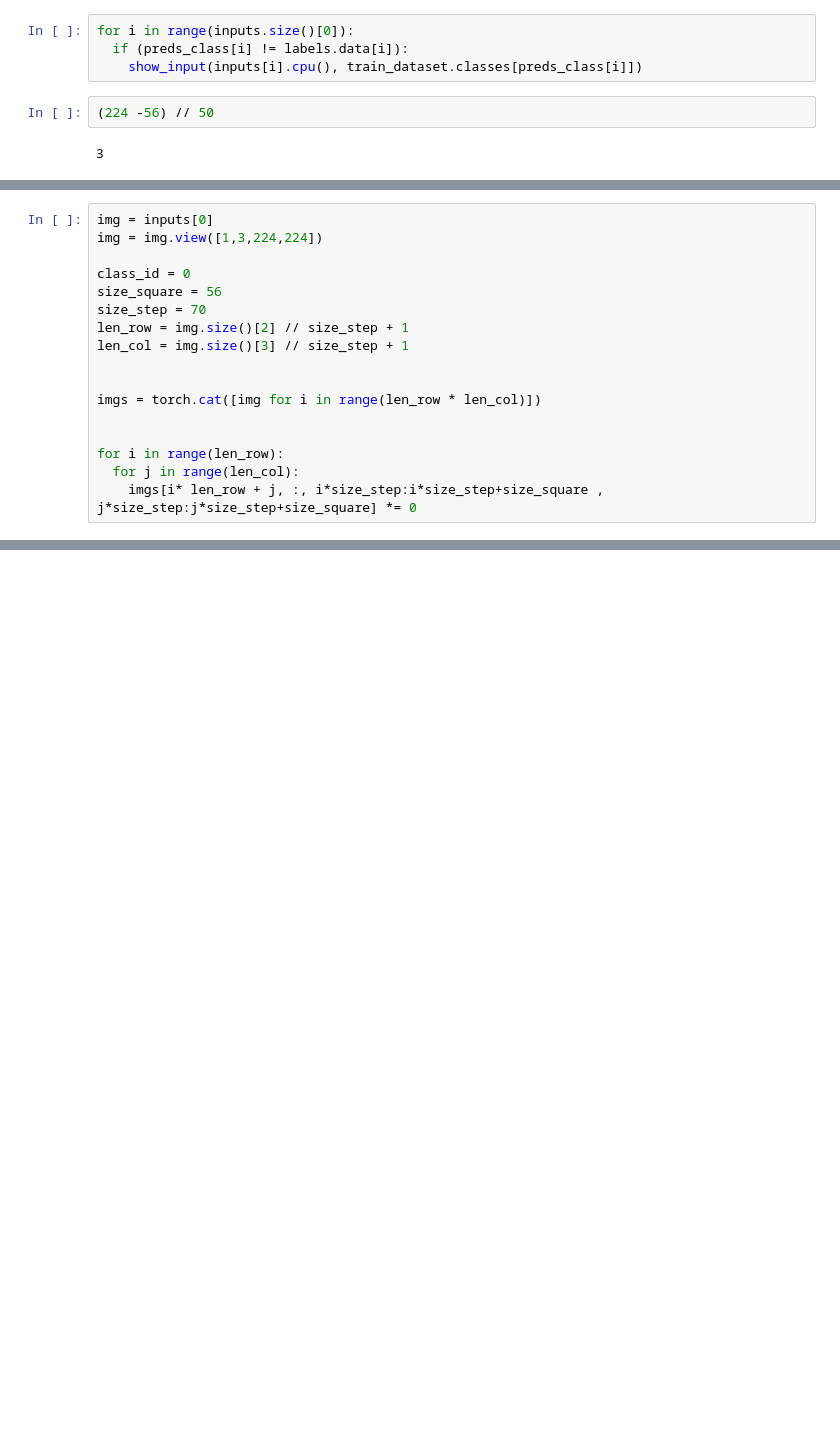
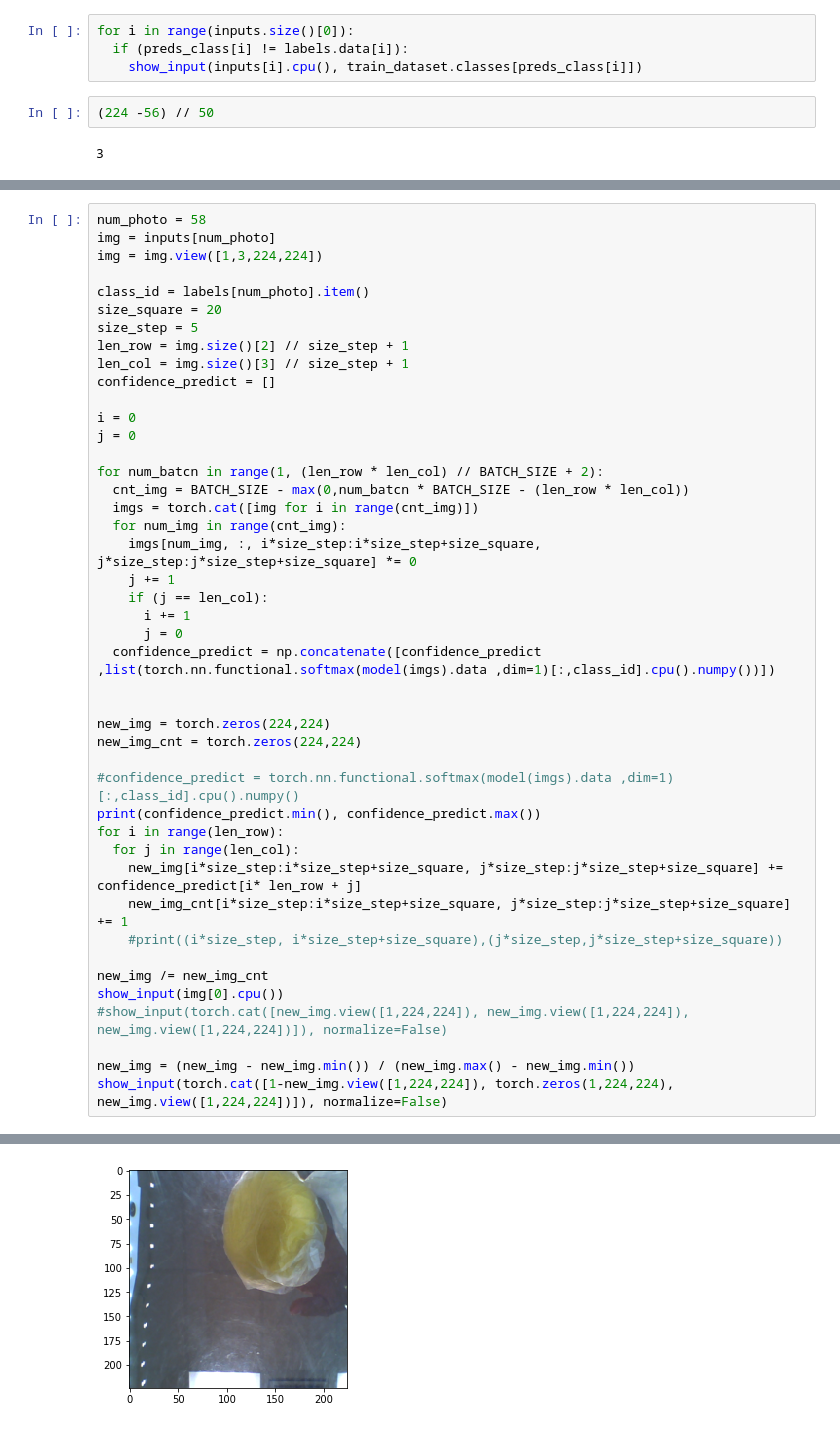
Before and after one commit to MihailMV/Fruits-and-vegetables, a Jupyter notebook: NN_fruits_and_vegetables.ipynb, the cells around one changed output, grey strips where cells are left out. Drawn from its saved outputs; the diff is of its cells as text; blank space fills up the shorter version.

Commit message:
occlusion without function

```diff
--- a/NN_fruits_and_vegetables.ipynb
+++ b/NN_fruits_and_vegetables.ipynb
@@ -289,17 +287,0 @@ len_row
-# %%
-img = inputs[0]
-img = img.view([1,3,224,224])
-
-class_id = 0
-size_square = 56
-size_step = 70
-len_row = img.size()[2] // size_step + 1
-len_col = img.size()[3] // size_step + 1
-
-
-imgs = torch.cat([img for i in range(len_row * len_col)])
-
-
-for i in range(len_row):
-  for j in range(len_col):
-    imgs[i* len_row + j, :, i*size_step:i*size_step+size_square , j*size_step:j*size_step+size_square] *= 0
@@ -345,0 +311,45 @@ tensor([[0.7965, 0.7965, 0.7965,  ..., 0.7965, 0.7965, 0.7965],
+# %%
+num_photo = 58
+img = inputs[num_photo]
+img = img.view([1,3,224,224])
+
+class_id = labels[num_photo].item()
+size_square = 20
+size_step = 5
+len_row = img.size()[2] // size_step + 1
+len_col = img.size()[3] // size_step + 1
+confidence_predict = []
+
+i = 0
+j = 0
+
+for num_batcn in range(1, (len_row * len_col) // BATCH_SIZE + 2):
+  cnt_img = BATCH_SIZE - max(0,num_batcn * BATCH_SIZE - (len_row * len_col))
+  imgs = torch.cat([img for i in range(cnt_img)])
+  for num_img in range(cnt_img):
+    imgs[num_img, :, i*size_step:i*size_step+size_square, j*size_step:j*size_step+size_square] *= 0
+    j += 1
+    if (j == len_col):
+      i += 1
+      j = 0
+  confidence_predict = np.concatenate([confidence_predict ,list(torch.nn.functional.softmax(model(imgs).data ,dim=1)[:,class_id].cpu().numpy())])
+
+
+new_img = torch.zeros(224,224)
+new_img_cnt = torch.zeros(224,224)
+
+#confidence_predict = torch.nn.functional.softmax(model(imgs).data ,dim=1)[:,class_id].cpu().numpy()
+print(confidence_predict.min(), confidence_predict.max())
+for i in range(len_row):
+  for j in range(len_col):
+    new_img[i*size_step:i*size_step+size_square, j*size_step:j*size_step+size_square] += confidence_predict[i* len_row + j]
+    new_img_cnt[i*size_step:i*size_step+size_square, j*size_step:j*size_step+size_square] += 1
+    #print((i*size_step, i*size_step+size_square),(j*size_step,j*size_step+size_square))
+
+new_img /= new_img_cnt
+show_input(img[0].cpu())
+#show_input(torch.cat([new_img.view([1,224,224]), new_img.view([1,224,224]), new_img.view([1,224,224])]), normalize=False)
+
+new_img = (new_img - new_img.min()) / (new_img.max() - new_img.min())
+show_input(torch.cat([1-new_img.view([1,224,224]), torch.zeros(1,224,224), new_img.view([1,224,224])]), normalize=False)
+# %% [output]
@@ -345,0 +357 @@ tensor([[0.7965, 0.7965, 0.7965,  ..., 0.7965, 0.7965, 0.7965],
+[figure, added]
```
Also changed, not shown: parts of 21 cells of this notebook.
